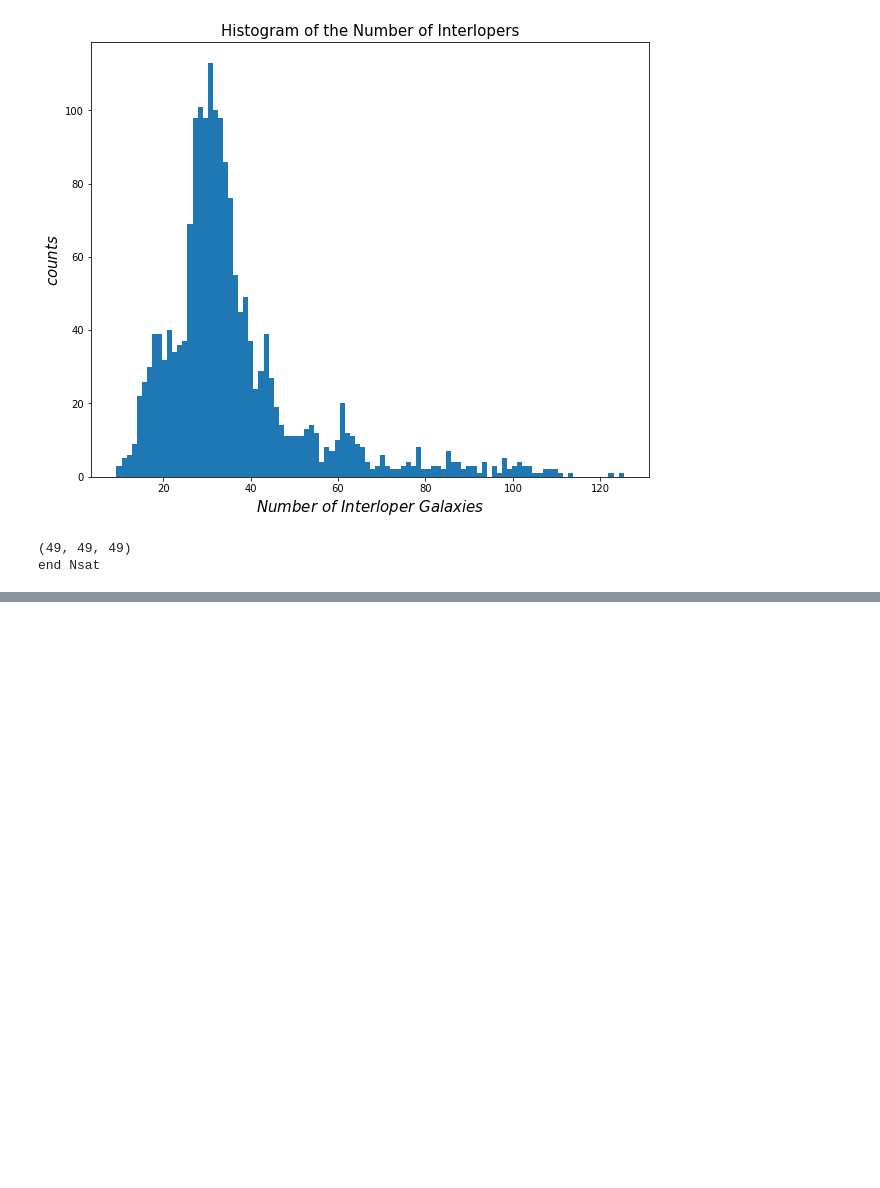
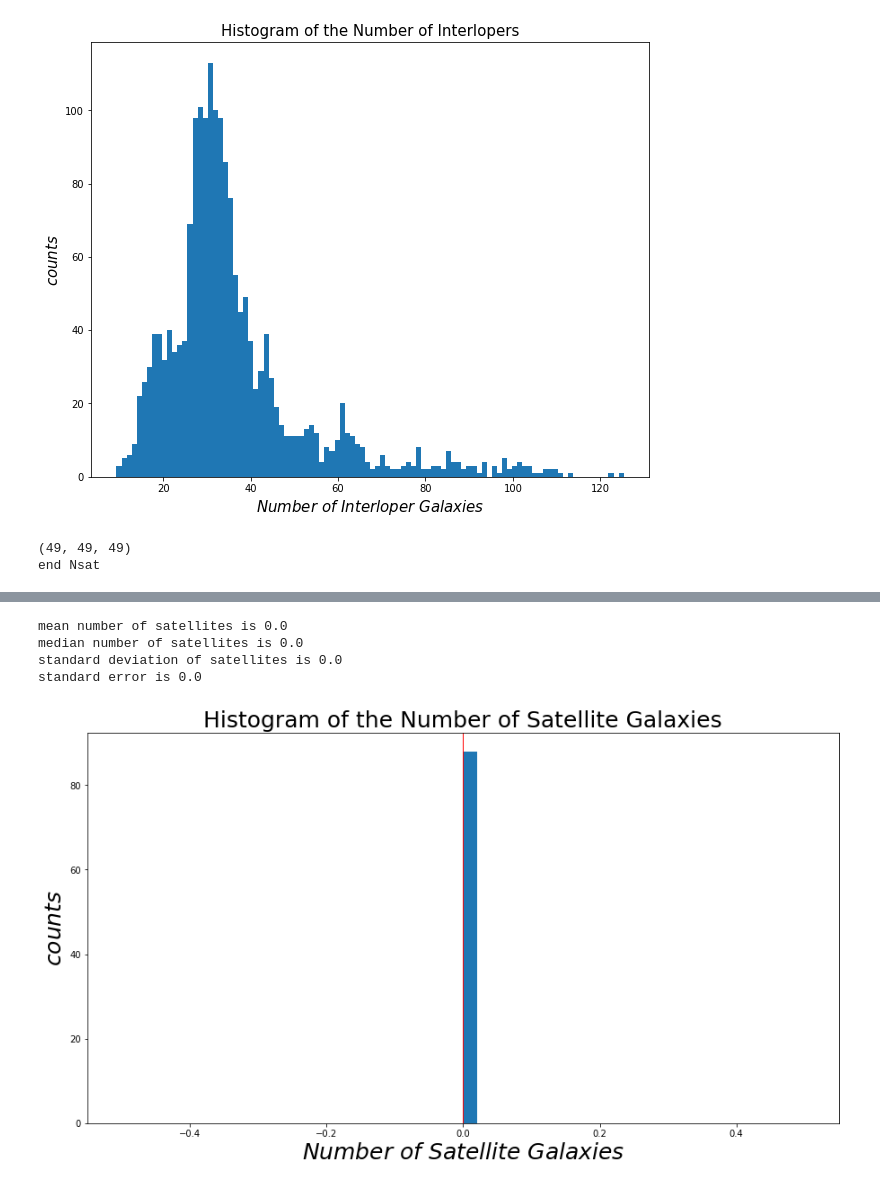
Before and after one commit to metownsend/LRG-Sats, a Jupyter notebook: making_masks.ipynb, the cells around one changed output, grey strips where cells are left out. Cells and saved outputs as stored; diff of their text form; code cells hidden in the pictures; blank space fills up the shorter version.

```diff
--- a/making_masks.ipynb
+++ b/making_masks.ipynb
@@ -1067,0 +1254,11 @@ standard error is 0.012315354841242125
+# %%
+totalNsat(newNsat1)
+
+plt.savefig('/Users/mtownsend/Desktop/maskedNsat1.jpg')
+plt.show()
+# %% [output]
+mean number of satellites is 0.0
+median number of satellites is 0.0
+standard deviation of satellites is 0.0
+standard error is 0.0
+[figure, added]
```
Also changed, not shown: parts of 18 cells of this notebook.
